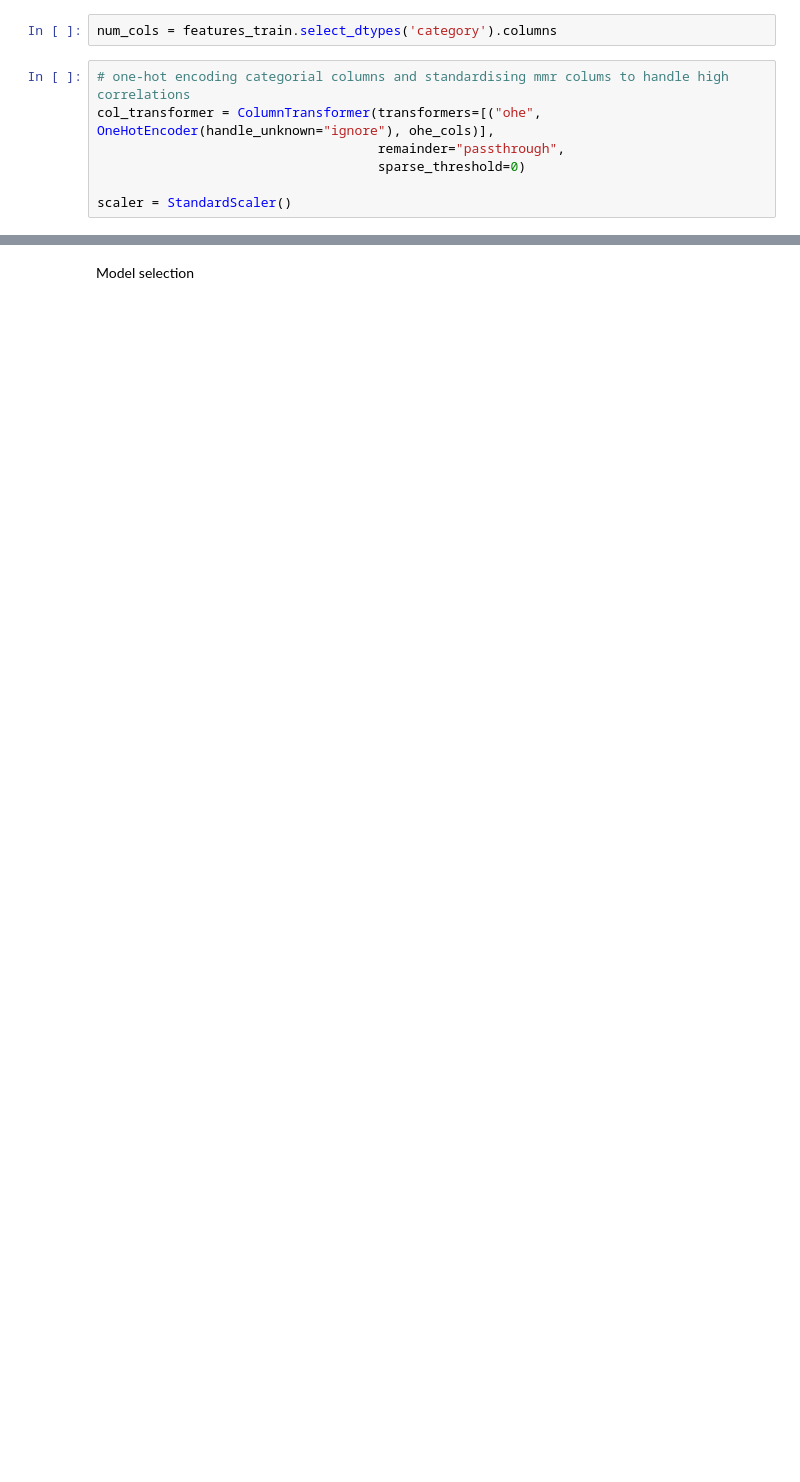
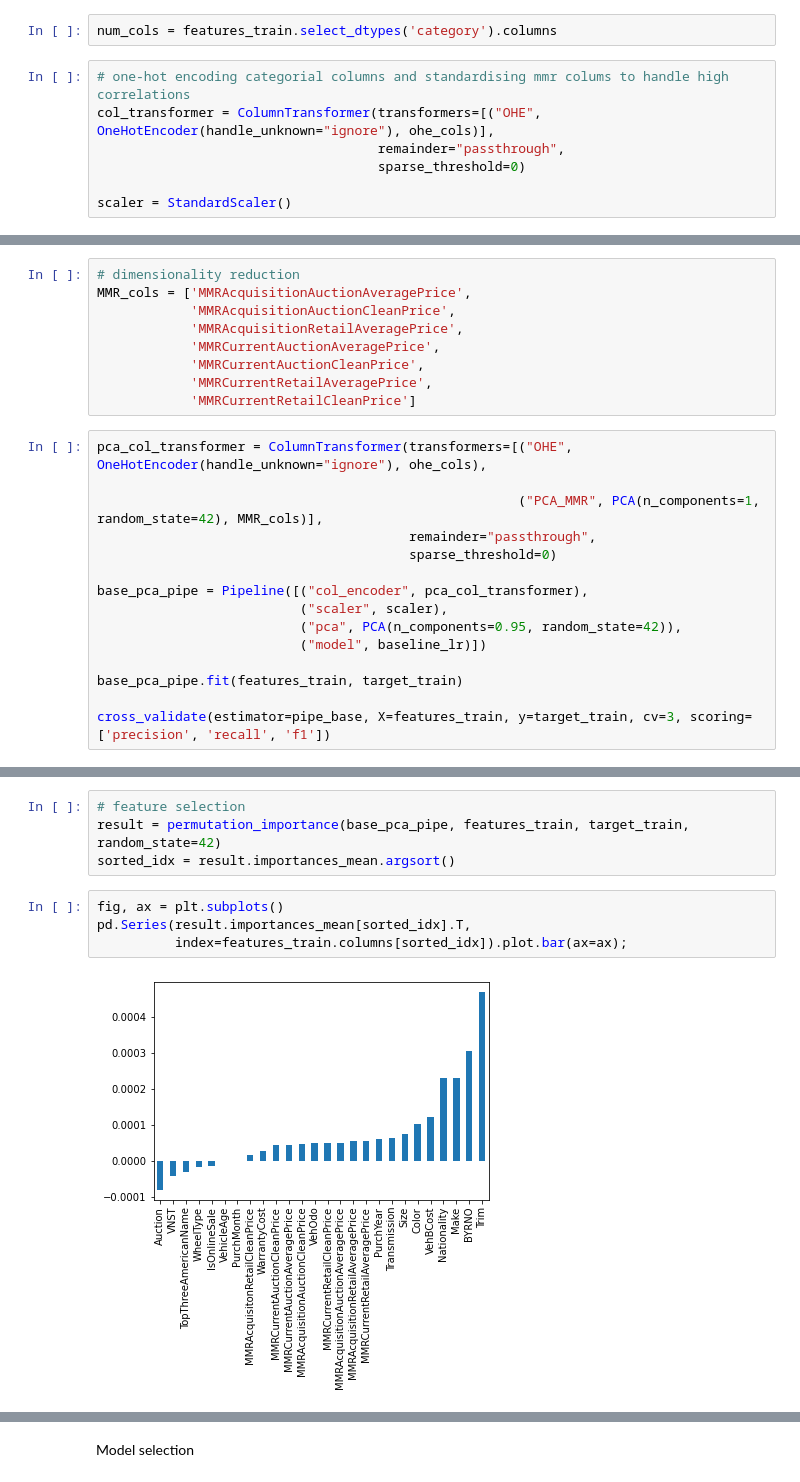
Before and after one commit to d-kleine/cars_badbuys, a Jupyter notebook: 1_modeling.ipynb, the cells around one changed output, grey strips where cells are left out. Saved outputs shown, nothing was run; the diff lists cells and outputs as text; blank space fills up the shorter version.

Commit message:
updated nbs * fixed data prep * added more code to modeling steps

```diff
--- a/1_modeling.ipynb
+++ b/1_modeling.ipynb
@@ -68,7 +132,7 @@ num_cols = ['VehicleAge',
 num_cols = features_train.select_dtypes('category').columns
 # %%
 # one-hot encoding categorial columns and standardising mmr colums to handle high correlations
-col_transformer = ColumnTransformer(transformers=[("ohe", OneHotEncoder(handle_unknown="ignore"), ohe_cols)],
+col_transformer = ColumnTransformer(transformers=[("OHE", OneHotEncoder(handle_unknown="ignore"), ohe_cols)],
                                     remainder="passthrough",
                                     sparse_threshold=0)
 
@@ -119,0 +171,24 @@ cross_val_score(estimator=pipe_nb,
+# %%
+# dimensionality reduction
+MMR_cols = ['MMRAcquisitionAuctionAveragePrice',
+            'MMRAcquisitionAuctionCleanPrice',
+            'MMRAcquisitionRetailAveragePrice',
+            'MMRCurrentAuctionAveragePrice',
+            'MMRCurrentAuctionCleanPrice',
+            'MMRCurrentRetailAveragePrice',
+            'MMRCurrentRetailCleanPrice']
+# %%
+pca_col_transformer = ColumnTransformer(transformers=[("OHE", OneHotEncoder(handle_unknown="ignore"), ohe_cols),
+
+                                                      ("PCA_MMR", PCA(n_components=1, random_state=42), MMR_cols)],
+                                        remainder="passthrough",
+                                        sparse_threshold=0)
+
+base_pca_pipe = Pipeline([("col_encoder", pca_col_transformer),
+                          ("scaler", scaler),
+                          ("pca", PCA(n_components=0.95, random_state=42)),
+                          ("model", baseline_lr)])
+
+base_pca_pipe.fit(features_train, target_train)
+
+cross_validate(estimator=pipe_base, X=features_train, y=target_train, cv=3, scoring=['precision', 'recall', 'f1'])
@@ -119,0 +209,10 @@ cross_val_score(estimator=pipe_nb,
+# %%
+# feature selection
+result = permutation_importance(base_pca_pipe, features_train, target_train, random_state=42)
+sorted_idx = result.importances_mean.argsort()
+# %%
+fig, ax = plt.subplots()
+pd.Series(result.importances_mean[sorted_idx].T,
+          index=features_train.columns[sorted_idx]).plot.bar(ax=ax);
+# %% [output]
+[figure, added]
```
Also changed, not shown: parts of 35 cells of this notebook, 3 other files.
